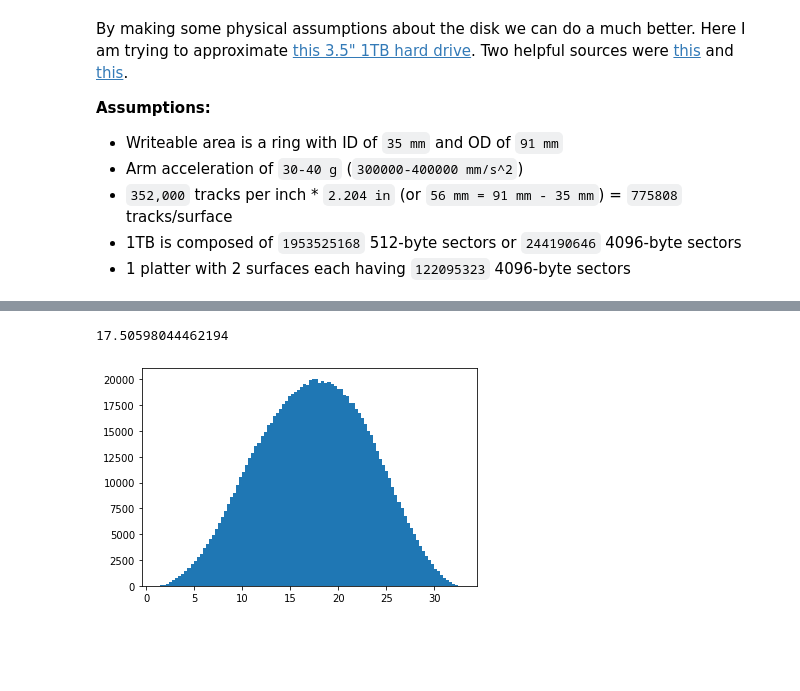
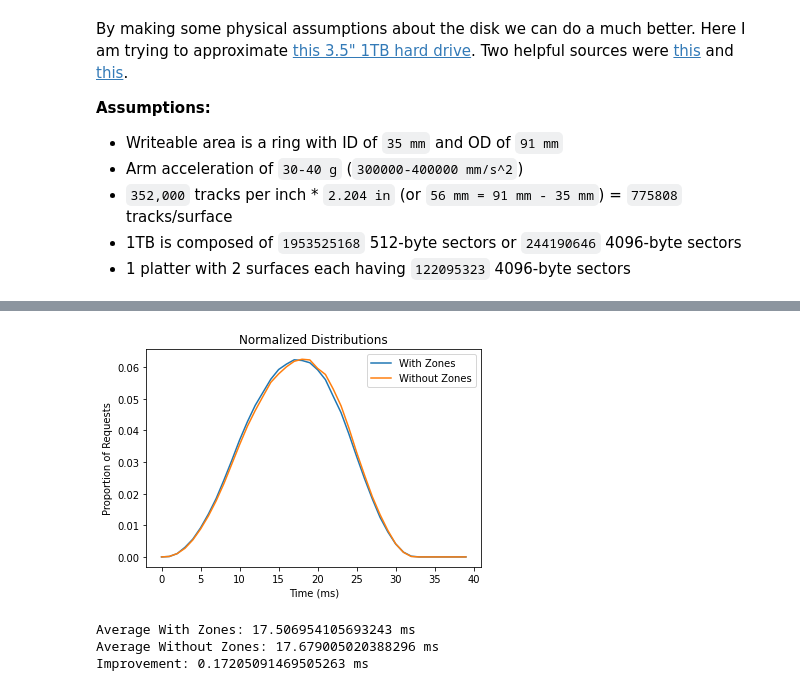
Before and after one commit to benraivel/CS337-Project-9, a Jupyter notebook: Project-9.ipynb, the cells around one changed output, grey strips where cells are left out. Drawn from its saved outputs; the diff is of its cells as text; code cells hidden in the pictures; blank space fills up the shorter version.

```diff
--- a/Project-9.ipynb
+++ b/Project-9.ipynb
@@ -186,21 +146,0 @@ def gen_track(rand, percentages):
-# %%
-rand= default_rng()
-
-times = []
-for i in range(1000000):
-
-    loc1 = gen_track(rand, cummulative_percent)
-    loc2 = gen_track(rand, cummulative_percent)
-
-    times.append(seek_time_ms(loc1, loc2, 7200, rand))
-
-fig, axes = plt.subplots(1,1)
-
-axes.hist(times, bins=100)
-
-print(np.mean(np.asarray(times)))
-
-plt.show()
-# %% [output]
-17.50598044462194
-[figure, removed]
@@ -206,0 +159,39 @@ plt.show()
+# %%
+rand= default_rng()
+
+t_nozone = []
+t_zone = []
+
+for _ in range(1000000):
+
+    loc1_zones = gen_track(rand, cummulative_percent)
+    loc2_zones = gen_track(rand, cummulative_percent)
+
+    t_zone.append(seek_time_ms(loc1_zones, loc2_zones, 7200, rand))
+
+    locs_nozones = rand.random(2)*762205
+
+    t_nozone.append(seek_time_ms(locs_nozones[0], locs_nozones[1], 7200, rand))
+
+hist_zone, edges = np.histogram(t_zone, bins=40, range=(0,40))
+hist_no_zone, edges = np.histogram(t_nozone, bins=40, range=(0,40))
+
+avg_zone = np.mean(np.asarray(t_zone))
+avg_nozone = np.mean(np.asarray(t_nozone))
+
+plt.plot(np.arange(40), hist_zone/(1000000), label ='With Zones')
+plt.plot(np.arange(40), hist_no_zone/(1000000), label ='Without Zones')
+plt.title('Normalized Distributions')
+plt.xlabel('Time (ms)')
+plt.ylabel('Proportion of Requests')
+plt.legend()
+plt.savefig('Normalized_Distributions.png', dpi=300)
+plt.show()
+
+print('Average With Zones: '+str(avg_zone)+' ms\nAverage Without Zones: '+
+        str(avg_nozone)+' ms\nImprovement: '+str(avg_nozone-avg_zone)+' ms')
+# %% [output]
+[figure, added]
+Average With Zones: 17.506954105693243 ms
+Average Without Zones: 17.679005020388296 ms
+Improvement: 0.17205091469505263 ms
```
Also changed, not shown: parts of 15 cells of this notebook, 6 other files.
